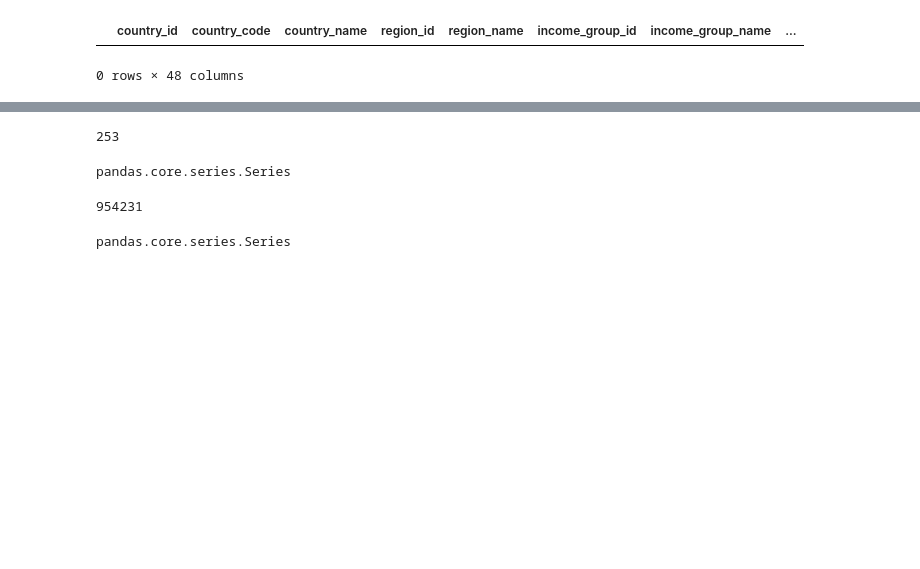
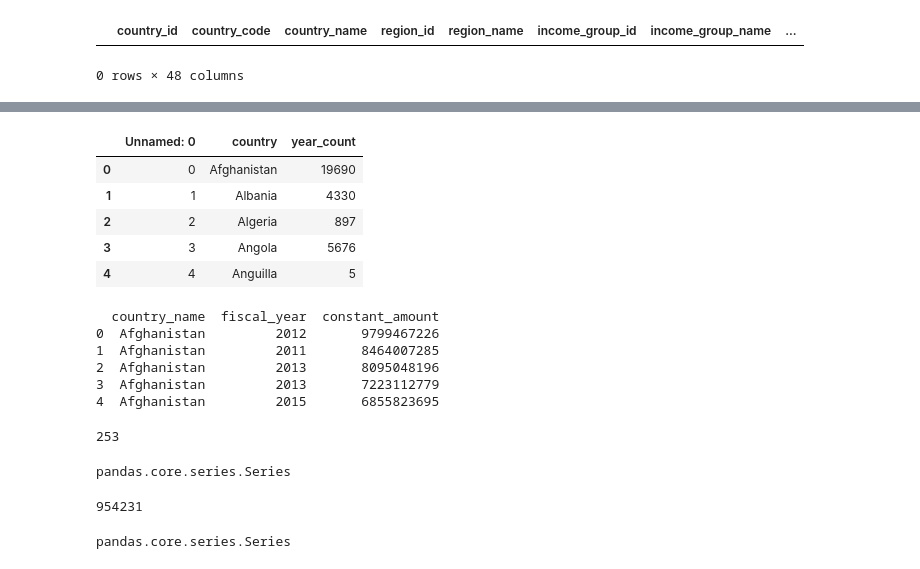
Before and after one commit to llreber/TeamPlaisant, a Jupyter notebook: James/see_data.ipynb, the cells around one changed output, grey strips where cells are left out. Saved outputs shown, nothing was run; the diff lists cells and outputs as text; code cells hidden in the pictures; blank space fills up the shorter version.

Commit message:
countries goes into table entry rightly but symbols are not produced

```diff
--- a/James/see_data.ipynb
+++ b/James/see_data.ipynb
@@ -35,0 +68,10 @@ data.dtypes;
+# %%
+countries=pd.read_csv("./country_name.csv")
+countries.head()
+# %% [output]
+|  | Unnamed: 0 | country | year_count |
+| 0 | 0 | Afghanistan | 19690 |
+| 1 | 1 | Albania | 4330 |
+| 2 | 2 | Algeria | 897 |
+| 3 | 3 | Angola | 5676 |
+| 4 | 4 | Anguilla | 5 |
@@ -36,3 +92,14 @@ data.dtypes;
+# %%
+our_data_df0=pd.read_csv("./simple_data.csv")
+our_data_df=our_data_df0[["country_name",  "fiscal_year" , "constant_amount"]]
+print(our_data_df.head())
+# %% [output]
+  country_name  fiscal_year  constant_amount
+0  Afghanistan         2012       9799467226
+1  Afghanistan         2011       8464007285
+2  Afghanistan         2013       8095048196
+3  Afghanistan         2013       7223112779
+4  Afghanistan         2015       6855823695
 # %%
 count_country=data.groupby(['country_name','fiscal_year'])["constant_amount"].count()
 count_country_year=data.groupby(['country_name'])["fiscal_year"].unique()
```
Also changed, not shown: parts of 15 cells of this notebook, 11 other files.
